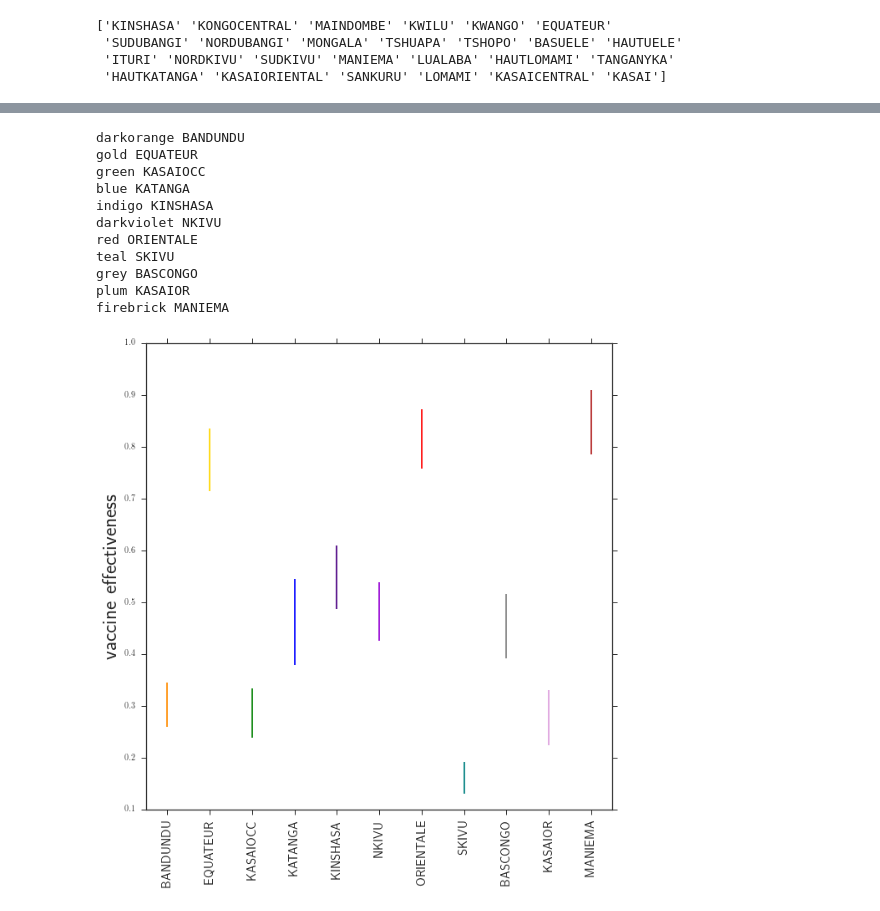
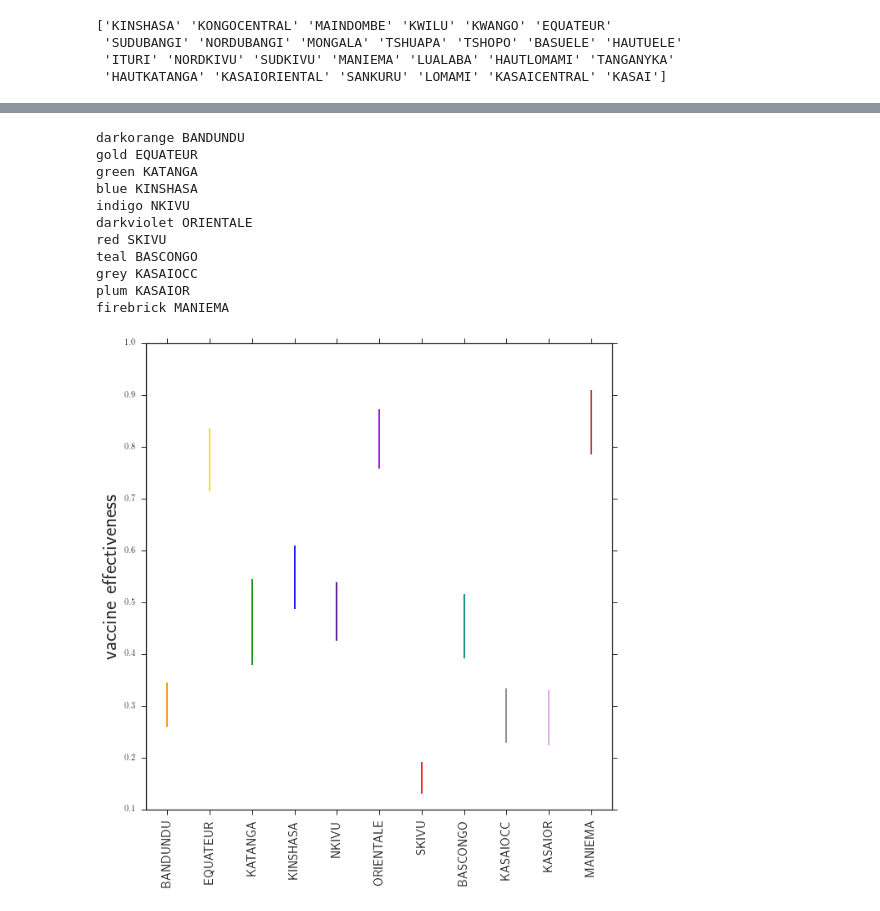
Before and after one commit to lmaesampson/CompetingRates, a Jupyter notebook: Code/Figures.ipynb, the cells around one changed output, grey strips where cells are left out. Saved outputs shown, nothing was run; the diff lists cells and outputs as text; code cells hidden in the pictures.

```diff
--- a/Code/Figures.ipynb
+++ b/Code/Figures.ipynb
@@ -711,5 +711,5 @@ plt.savefig('CaseFits.png')
 # %%
 #Here is the final location and color list:
-locs = ['BANDUNDU', 'EQUATEUR', 'KASAIOCC', 'KATANGA', 'KINSHASA', 'NKIVU', 'ORIENTALE', 'SKIVU', 'BASCONGO',\
-        'KASAIOR', 'MANIEMA']
+locs = ['BANDUNDU', 'EQUATEUR', 'KATANGA', 'KINSHASA', 'NKIVU', 'ORIENTALE', 'SKIVU', 'BASCONGO',\
+         'KASAIOCC','KASAIOR', 'MANIEMA']
 colors = ['darkorange','gold','green','blue','indigo','darkviolet','red','teal','grey','plum','firebrick']
@@ -919,7 +1129,7 @@ fig, axes = plt.subplots(nrows=4, ncols=3, figsize=(15,20),sharex=True,sharey=Tr
 axis = axes.flatten()
 
 nspace = 1000
-x = np.linspace(1,25*12,nspace)
+x = np.linspace(1,5*12,nspace)
 
 j = 0
 for prov in locs:
@@ -945,11 +1155,11 @@ for prov in locs:
 
     #Get the samples for this province
     samples = []
-    if j>8:
+    if j>7:
         c = colors[j-1]
     else:
         c = colors[j]
-    if j==8:
+    if j==7:
         j+= 1
     ax = axis[j]
     ax2 = ax.twinx()
@@ -960,7 +1170,7 @@ for prov in locs:
         if i> burnin:
             samples.append(sample)
         i += 1
-    if j>8:
+    if j>7:
         samples = []
         for line in open('chains/BFtest/c_only/'+prov+'/chain_1.txt','r'):
             sample = line.split()
@@ -989,7 +1199,7 @@ for prov in locs:
         ve = samples[index,6]
         con = samples[index,7]
         alph = samples[index,8]
-        if j>8:
+        if j>7:
             alph = 0.
 
         m = 0
@@ -1004,6 +1214,7 @@ for prov in locs:
     #ax.plot(xplot/12.,sobs[0:25].astype(float)/stry[0:25].astype(float),color=c,marker='*',linestyle='none')
     ax.annotate(prov,(15,0.2),fontsize=18)
     ax.set_ybound(0.,1.)
+    ax2.set_ylim(0,1.4)
 
 #ax0.set_ylabel('Force of Infection',fontsize=15)
 #ax1.set_ylabel('Vaccination Hazard',fontsize=15)
@@ -1014,4 +1225,5 @@ fig.text(1.01, 0.5, 'Vaccination Hazard', ha='center', va='center', rotation=270
 fig.text(0.5, -0.01, 'Age (years)', ha='center', va='center',fontsize=25)
 #plt.xlabel('Age (years)',fontsize=15)
 fig.tight_layout()
+plt.savefig('VaccHazard.png',dpi=125,bbox_inches="tight")
 # %% [output]
@@ -1037,11 +1247,11 @@ for prov in locs:
 
     #Get the samples for this province
     samples = []
-    if j>8:
+    if j>7:
         c = colors[j-1]
     else:
         c = colors[j]
-    if j==8:
+    if j==7:
         j+= 1
     j += 1
     i = 0
@@ -1050,46 +1260,47 @@ for prov in locs:
         if i> burnin:
             samples.append(sample)
         i += 1
-    if j>8:
+    if j>7:
         samples = []
         for line in open('chains/BFtest/c_only/'+prov+'/chain_1.txt','r'):
             sample = line.split()
             if i> burnin:
                 samples.append(sample)
             i += 1
     samples = np.array(samples)
     samples = samples.astype(float)
 
     l = len(samples[:,0])
     nplot = 100
 
-    if j<9:
+    if j<8:
         r = j
     else:
         r = j-1
 
     vemean = np.mean(samples[:,6])
     vesig = np.sqrt(np.var(samples[:,6]))
     print c, prov
     plt.errorbar(r,vemean,xerr=None,yerr=vesig,color=c)
 
     #ax.plot(xplot/12.,sobs[0:25].astype(float)/stry[0:25].astype(float),color=c,marker='*',linestyle='none')
 
 plt.xticks(np.linspace(1,11,11),locs,rotation='vertical',fontsize=15)
 plt.xlim(0.5,11.5)
 plt.ylabel('vaccine effectiveness',fontsize=25)
 
 fig.tight_layout()
+plt.savefig('Veff.png',dpi=125,bbox_inches="tight")
 # %% [output]
 darkorange BANDUNDU
 gold EQUATEUR
-green KASAIOCC
-blue KATANGA
-indigo KINSHASA
-darkviolet NKIVU
-red ORIENTALE
-teal SKIVU
-grey BASCONGO
+green KATANGA
+blue KINSHASA
+indigo NKIVU
+darkviolet ORIENTALE
+red SKIVU
+teal BASCONGO
+grey KASAIOCC
 plum KASAIOR
 firebrick MANIEMA
-[figure, old version]
+[figure, new version]
```
Also changed, not shown: parts of 14 cells of this notebook, 3 other files.
